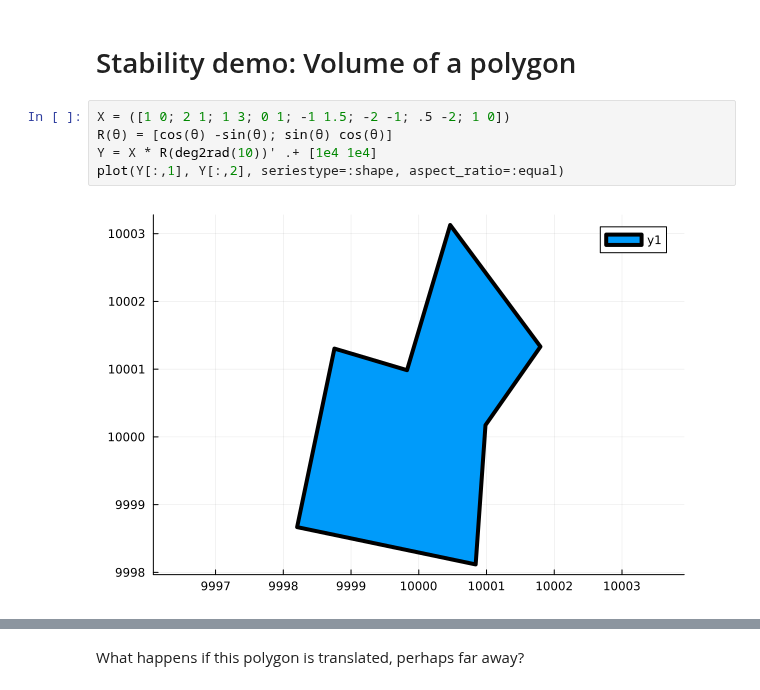
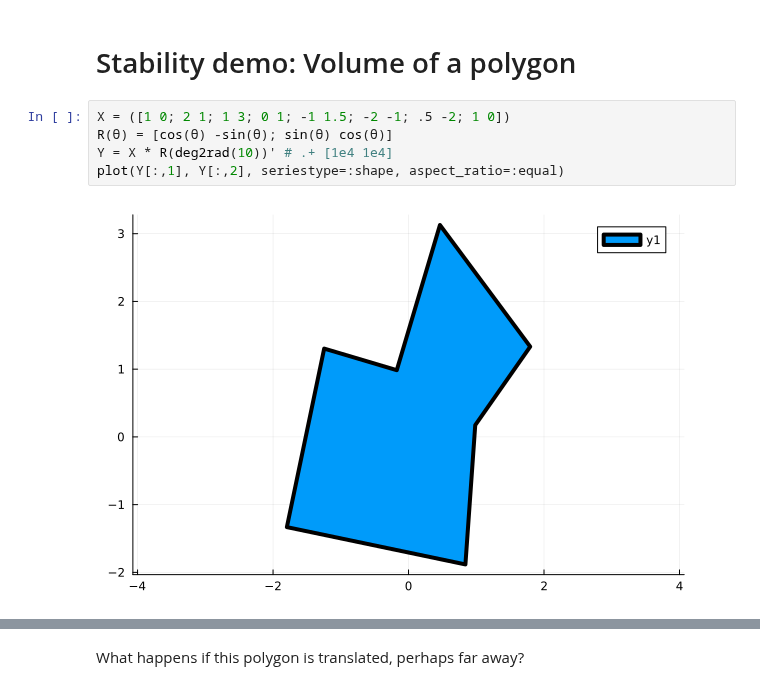
Before and after one commit to cu-numcomp/fall26, a Jupyter notebook: slides/2026-08-28-stability.ipynb, the cells around one changed output, grey strips where cells are left out. Cells and saved outputs as stored; diff of their text form.

```diff
--- a/slides/2026-08-28-stability.ipynb
+++ b/slides/2026-08-28-stability.ipynb
@@ -126,10 +189,10 @@ In practice, it is rarely possible for a function to be backward stable when the
 # %%
 X = ([1 0; 2 1; 1 3; 0 1; -1 1.5; -2 -1; .5 -2; 1 0])
 R(θ) = [cos(θ) -sin(θ); sin(θ) cos(θ)]
-Y = X * R(deg2rad(10))' .+ [1e4 1e4]
+Y = X * R(deg2rad(10))' # .+ [1e4 1e4]
 plot(Y[:,1], Y[:,2], seriestype=:shape, aspect_ratio=:equal)
 # %% [output]
-[figure, old version]
+[figure, new version]
 # %%
 using LinearAlgebra
 function pvolume(X)
```
Also changed, not shown: parts of 14 cells of this notebook, 6 other files.
